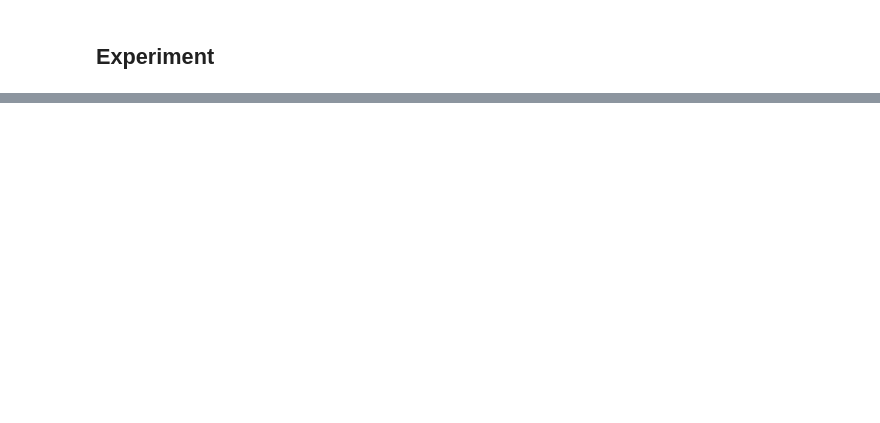
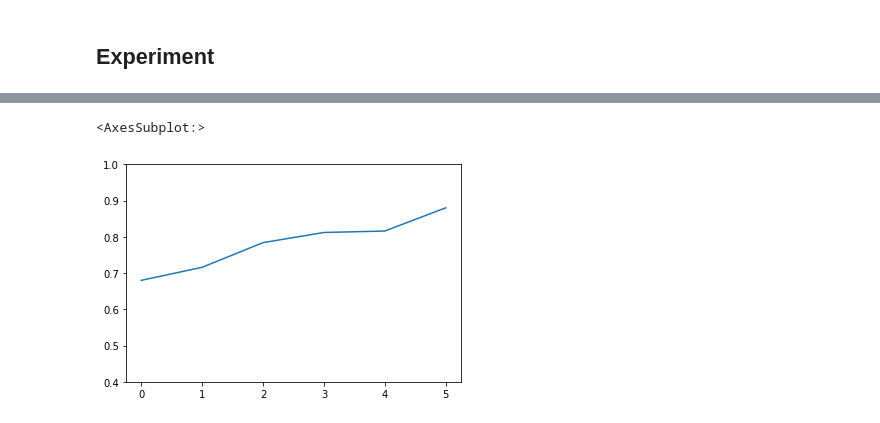
Before and after one commit to theodrosmhaile/stag_2023, a Jupyter notebook: MODS_ACTR/andrea/MODS.ipynb, the cells around one changed output, grey strips where cells are left out. Cells and saved outputs as stored; diff of their text form; code cells hidden in the pictures; blank space fills up the shorter version.

```diff
--- a/MODS_ACTR/andrea/MODS.ipynb
+++ b/MODS_ACTR/andrea/MODS.ipynb
@@ -58,3 +88,8 @@ md.simulation(250, stims[6], 0.2)
+# %%
+md.resps.dropna().mean(axis=1).plot(ylim=(0.4,1))
+# %% [output]
+<AxesSubplot:>
+[figure, added]
 # %%
 actr.whynot('check-memory')
 md.in_Position
```
Also changed, not shown: parts of 34 cells of this notebook, 11 other files.
